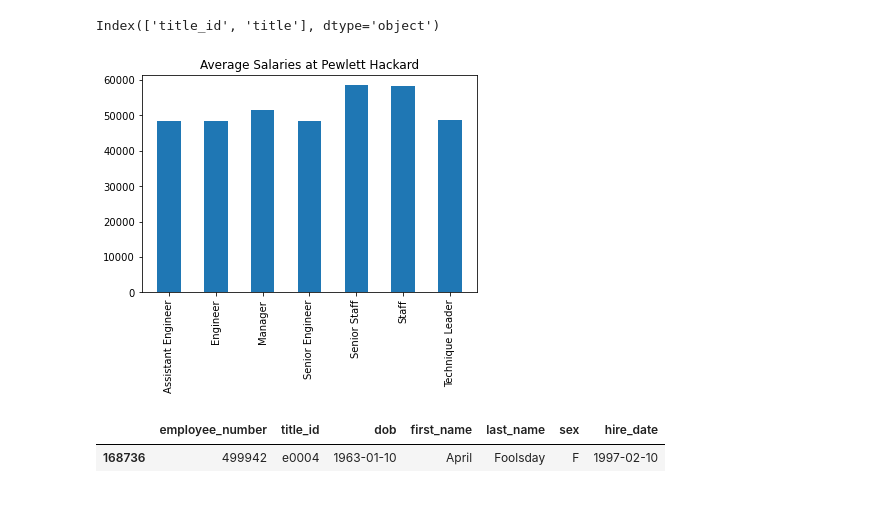
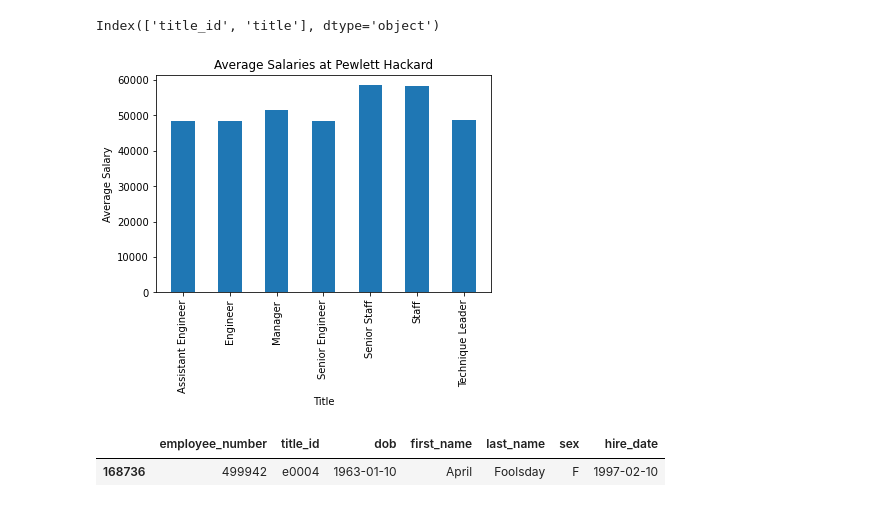
Before and after one commit to leah-handel/Employee-Database, a Jupyter notebook: Bonus.ipynb, the cells around one changed output. Saved outputs shown, nothing was run; the diff lists cells and outputs as text; code cells hidden in the pictures.

```diff
--- a/Bonus.ipynb
+++ b/Bonus.ipynb
@@ -78,13 +113,16 @@ labels = avg_salaries.index
 width = .5
 # %%
 plt.title("Average Salaries at Pewlett Hackard")
+
+plt.ylabel("Average Salary")
+plt.xlabel("Title")
 
 plt.xticks(ticks = x, labels = labels, rotation=90)
 
 plt.bar(x,avg_salaries, width)
 plt.show()
 # %% [output]
-[figure, old version]
+[figure, new version]
 # %%
 #epilogue
 
```
Also changed, not shown: parts of 7 cells of this notebook.
